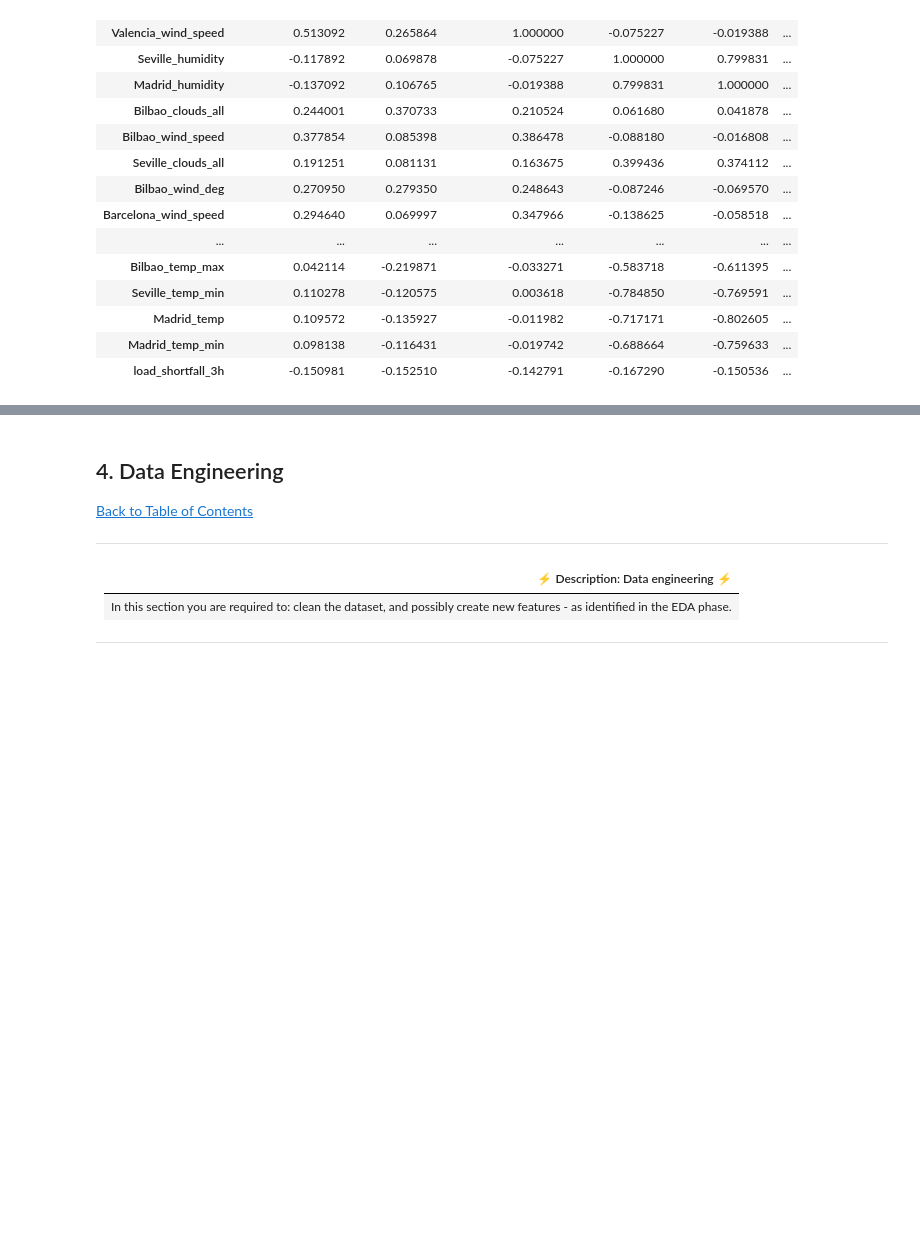
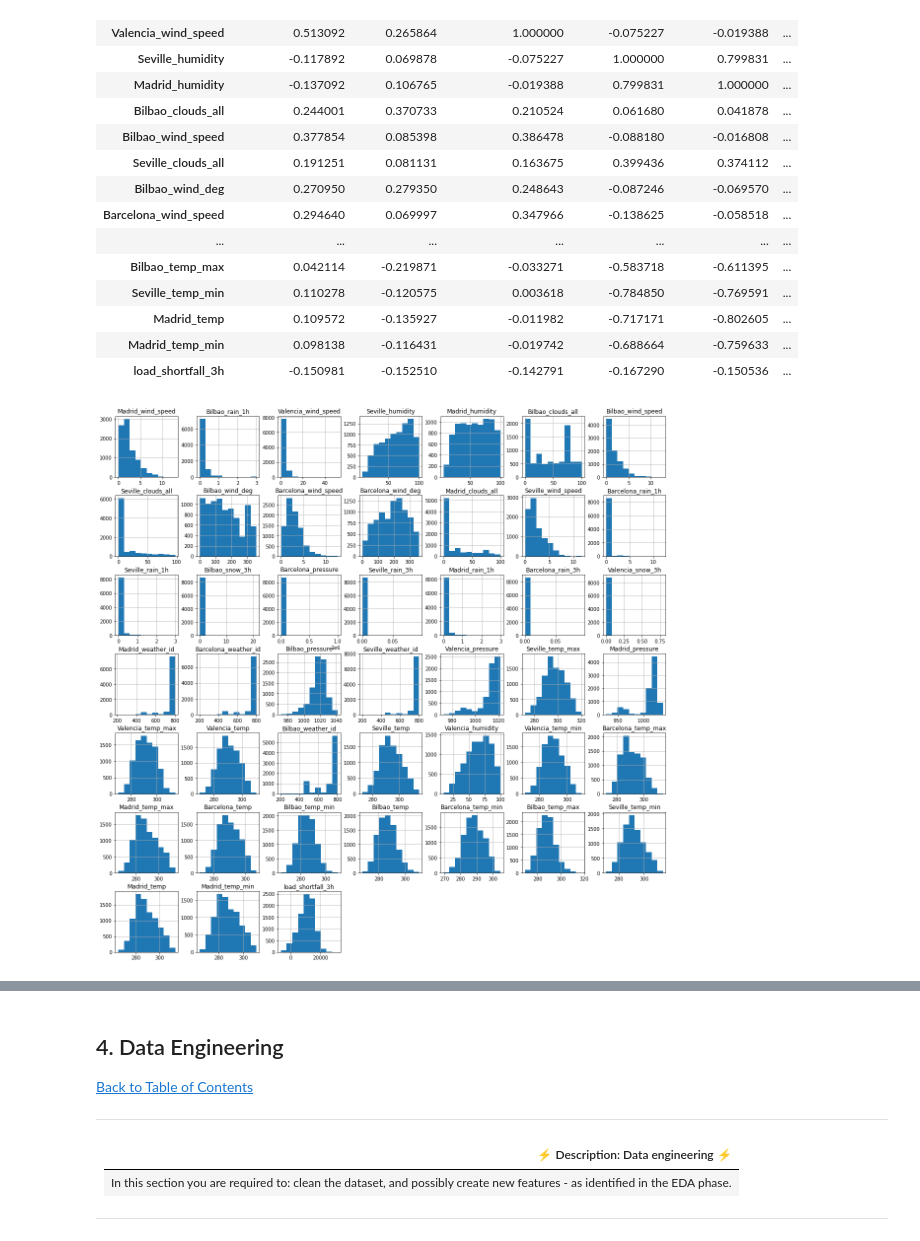
Before and after one commit to ObengKojo23/TEAM-NM1, a Jupyter notebook: starter-notebook.ipynb, the cells around one changed output, grey strips where cells are left out. Saved outputs shown, nothing was run; the diff lists cells and outputs as text; code cells hidden in the pictures; blank space fills up the shorter version.

```diff
--- a/starter-notebook.ipynb
+++ b/starter-notebook.ipynb
@@ -293,3 +293,6 @@ corr.style.background_gradient(cmap='coolwarm')
 | load_shortfall_3h | -0.150981 | -0.152510 | -0.142791 | -0.167290 | -0.150536 | ... |
 # %%
 # have a look at feature distributions
+train_df[cont_features].hist(figsize=(20,20));
+# %% [output]
+[figure, added]
```
Also changed, not shown: parts of 2 cells of this notebook.
